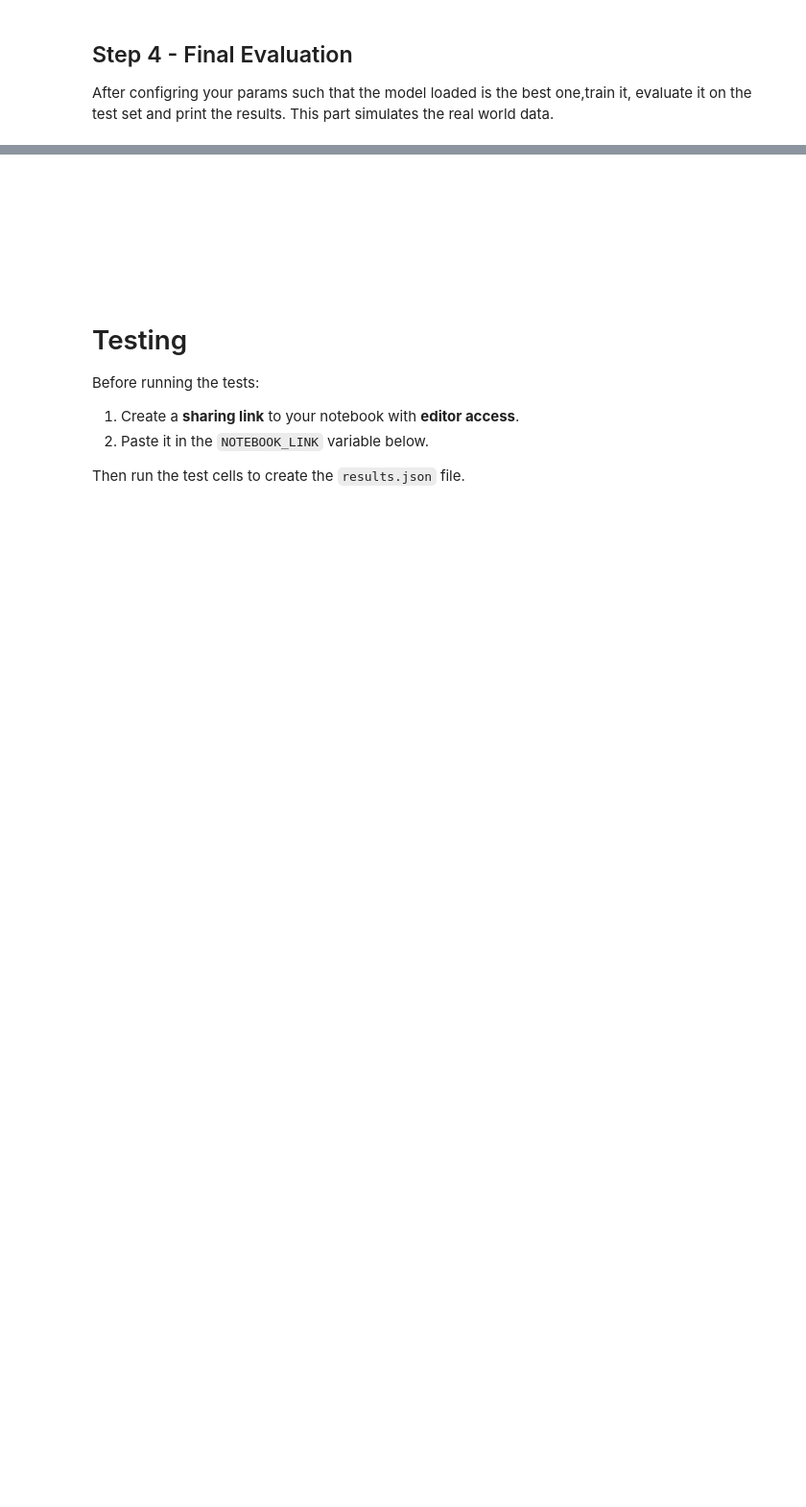
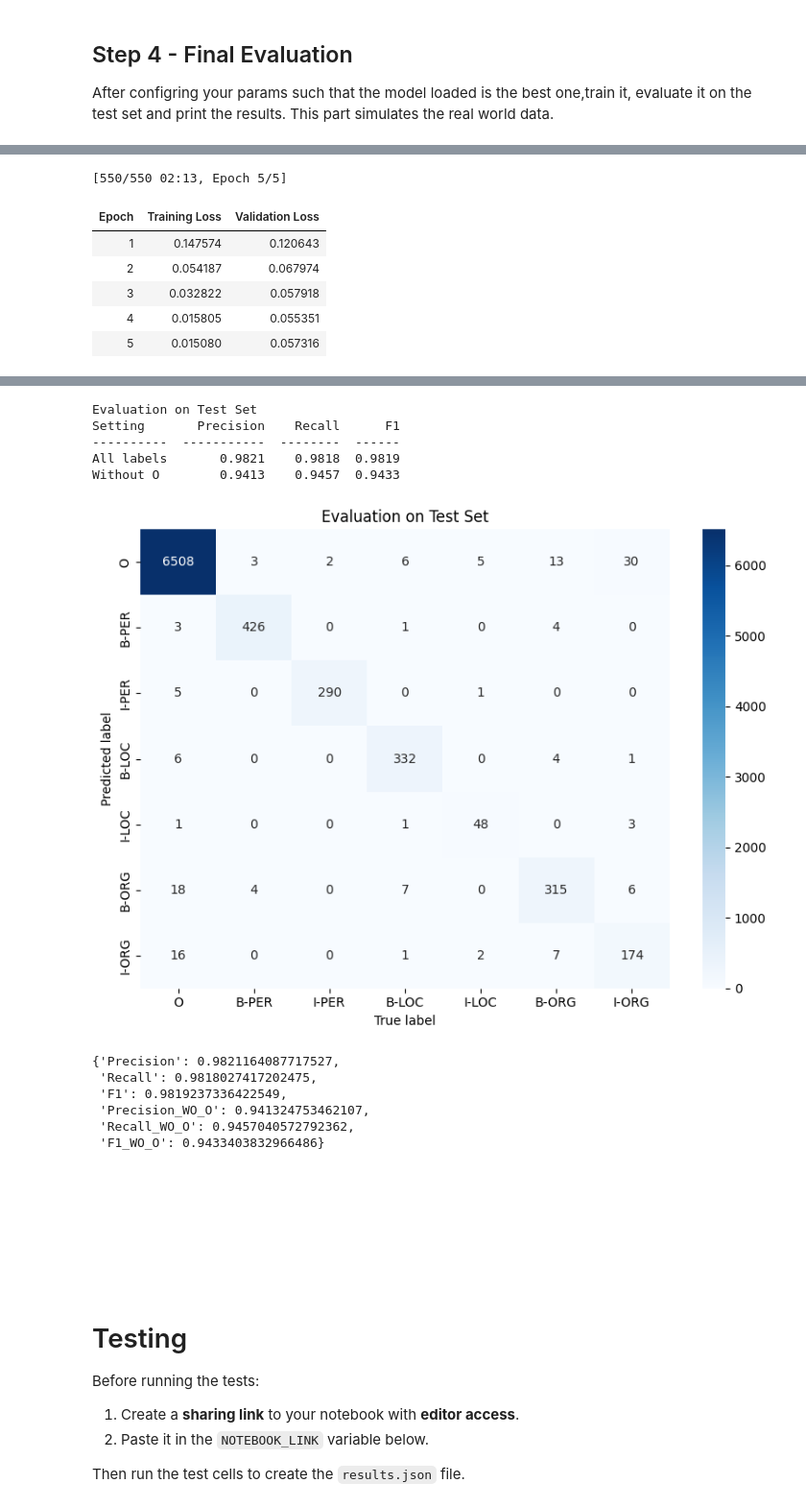
Before and after one commit to yossefPartouche/Intro_NLP, a Jupyter notebook: BERT_Based_NER.ipynb, the cells around one changed output, grey strips where cells are left out. Shown at 96% size. Drawn from its saved outputs; the diff is of its cells as text; code cells hidden in the pictures; blank space fills up the shorter version.

```diff
--- a/BERT_Based_NER.ipynb
+++ b/BERT_Based_NER.ipynb
@@ -254,5 +292,5 @@ tag2id
 # %%
-tokenizer = None
+tokenizer = AutoTokenizer.from_pretrained(model_name)
 # TO DO ----------------------------------------------------------------------
 
 # TO DO ----------------------------------------------------------------------
@@ -312,7 +449,7 @@ Write a training function that utilizes the huggingface Trainer. The function sh
 # %%
 N_EPOCHS = 5
 # TO DO ----------------------------------------------------------------------
-BATCH_SIZE = 0
+BATCH_SIZE = 16
 # TO DO ----------------------------------------------------------------------
 # %%
 def train_model(model, n_epochs: int, batch_size: int, train_ds: Dataset, dev_ds: Dataset) -> Trainer:
@@ -326,6 +463,30 @@ def train_model(model, n_epochs: int, batch_size: int, train_ds: Dataset, dev_ds
   :return: loss and accuracy during training
   """
   # TO DO ----------------------------------------------------------------------
+  training_args = TrainingArguments(
+    output_dir="./bert_ner_results",
+    num_train_epochs=n_epochs,
+    per_device_train_batch_size=batch_size,
+    per_device_eval_batch_size=batch_size,
+    learning_rate=2e-5,
+    weight_decay=0.01,
+    eval_strategy="epoch",
+    logging_strategy="steps",
+    logging_steps=20,
+    save_strategy="no",
+    report_to="none",
+    seed=SEED
+  )
+
+  trainer = Trainer(
+    model=model,
+    args=training_args,
+    train_dataset=train_ds,
+    eval_dataset=dev_ds
+  )
+
+  trainer.train()
 
   # TO DO ----------------------------------------------------------------------
+  return trainer
 # %%
@@ -401,0 +687,11 @@ model = None
+# %%
+model = None
+# TO DO ----------------------------------------------------------------------
+# Train a fresh final model with the selected hyperparameters and evaluate it on the test set.
+model = load_model(model_name, tag2id)
+trainer = train_model(model, N_EPOCHS, BATCH_SIZE, train_ds, dev_ds)
+test_results = evaluate(trainer, "Evaluation on Test Set", test_ds, tag2id)
+
+test_results
+# TO DO ----------------------------------------------------------------------
+# %% [output]
@@ -401,0 +716,7 @@ model = None
+[550/550 02:13, Epoch 5/5]
+| Epoch | Training Loss | Validation Loss |
+| 1 | 0.147574 | 0.120643 |
+| 2 | 0.054187 | 0.067974 |
+| 3 | 0.032822 | 0.057918 |
+| 4 | 0.015805 | 0.055351 |
+| 5 | 0.015080 | 0.057316 |
@@ -402,3 +724,15 @@ model = None
+Evaluation on Test Set
+Setting       Precision    Recall      F1
+----------  -----------  --------  ------
+All labels       0.9821    0.9818  0.9819
+Without O        0.9413    0.9457  0.9433
+[figure, added]
+{'Precision': 0.9821164087717527,
+ 'Recall': 0.9818027417202475,
+ 'F1': 0.9819237336422549,
+ 'Precision_WO_O': 0.941324753462107,
+ 'Recall_WO_O': 0.9457040572792362,
+ 'F1_WO_O': 0.9433403832966486}
 # %% [markdown]
 <br><br><br><br><br>
 # %% [markdown]
```
Also changed, not shown: parts of 23 cells of this notebook.
